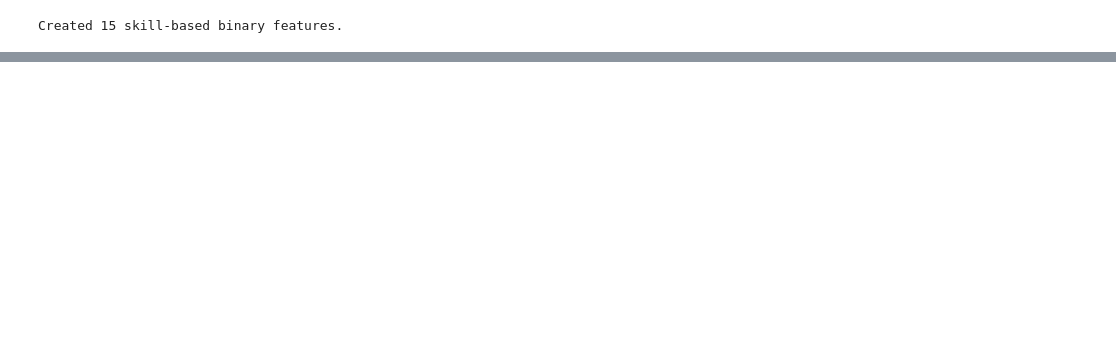
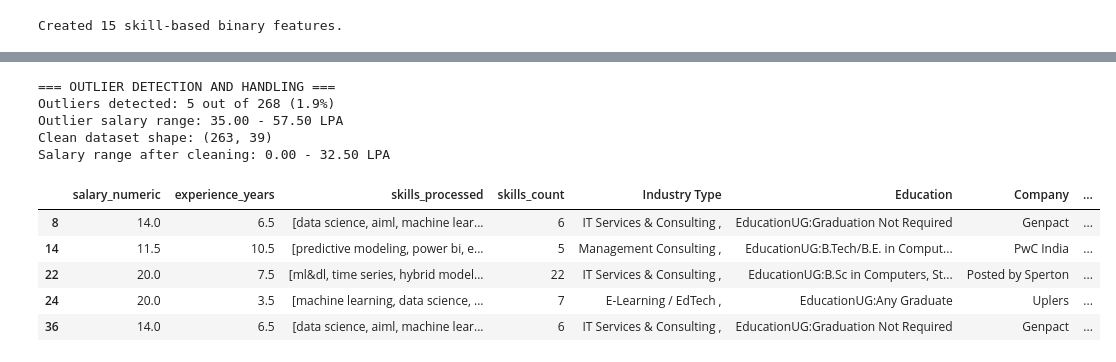
Before and after one commit to 2004harshit/job_trend_predictor, a Jupyter notebook: core_ml/notebooks/job_trend_predictor.ipynb, the cells around one changed output, grey strips where cells are left out. Cells and saved outputs as stored; diff of their text form; code cells hidden in the pictures; blank space fills up the shorter version.

```diff
--- a/core_ml/notebooks/job_trend_predictor.ipynb
+++ b/core_ml/notebooks/job_trend_predictor.ipynb
@@ -511,5 +548,5 @@ df.head()
 # %%
-# Create skill category features
+# 4.2 Create skill category features
 programming_skills = ['python', 'java', 'r', 'sql', 'javascript', 'c++', 'scala']
 ml_skills = ['machine learning', 'deep learning', 'tensorflow', 'pytorch', 'keras', 'scikit-learn', 'xgboost']
 data_skills = ['data analysis', 'data science', 'statistics', 'data visualization', 'tableau', 'power bi']
@@ -520,23 +557,23 @@ def count_skill_category(job_skills, category_skills):
         return 0
     return sum(1 for skill in job_skills if skill in category_skills)
 
-df['programming_skills_count'] = df['skills_processed'].apply(
+new_df['programming_skills_count'] = df['skills_processed'].apply(
     lambda x: count_skill_category(x, programming_skills)
 )
-df['ml_skills_count'] = df['skills_processed'].apply(
+new_df['ml_skills_count'] = df['skills_processed'].apply(
     lambda x: count_skill_category(x, ml_skills)
 )
-df['data_skills_count'] = df['skills_processed'].apply(
+new_df['data_skills_count'] = df['skills_processed'].apply(
     lambda x: count_skill_category(x, data_skills)
 )
-df['cloud_skills_count'] = df['skills_processed'].apply(
+new_df['cloud_skills_count'] = df['skills_processed'].apply(
     lambda x: count_skill_category(x, cloud_skills)
 )
 
 print("Created skill category count features:")
-print(f"Programming skills: {df['programming_skills_count'].mean():.2f} average per job")
-print(f"ML skills: {df['ml_skills_count'].mean():.2f} average per job")
-print(f"Data skills: {df['data_skills_count'].mean():.2f} average per job")
-print(f"Cloud skills: {df['cloud_skills_count'].mean():.2f} average per job")
+print(f"Programming skills: {new_df['programming_skills_count'].mean():.2f} average per job")
+print(f"ML skills: {new_df['ml_skills_count'].mean():.2f} average per job")
+print(f"Data skills: {new_df['data_skills_count'].mean():.2f} average per job")
+print(f"Cloud skills: {new_df['cloud_skills_count'].mean():.2f} average per job")
 # %% [output]
 Created skill category count features:
@@ -556,8 +584,11 @@ df.head()
 # %%
-# Create company size and industry features
+# 4.3 Create company size and industry features
 # Group companies by frequency (proxy for company size)
-company_counts = df['Company'].value_counts()
-df['company_size'] = df['Company'].map(company_counts).fillna(1)
+
+new_df['Company'] = df['Company']
+new_df['Education'] = df['Education']
+company_counts = new_df['Company'].value_counts()
+new_df['company_size'] = new_df['Company'].map(company_counts).fillna(1)
 
 # Categorize company size
 def categorize_company_size(size):
@@ -568,9 +599,9 @@ def categorize_company_size(size):
     else:
         return 'Large'
 
-df['company_size_category'] = df['company_size'].apply(categorize_company_size)
+new_df['company_size_category'] = new_df['company_size'].apply(categorize_company_size)
 
-# Create education level encoding
+#4.4  Create education level encoding
 def encode_education(edu):
     edu_lower = str(edu).lower()
     if 'pg:' in edu_lower or 'postgraduate' in edu_lower:
@@ -580,10 +611,10 @@ def encode_education(edu):
     else:
         return 'Other'
 
-df['education_level'] = df['Education'].apply(encode_education)
+new_df['education_level'] = new_df['Education'].apply(encode_education)
 
 print("Created company and education features:")
-print(f"Company size categories: {df['company_size_category'].value_counts().to_dict()}")
-print(f"Education levels: {df['education_level'].value_counts().to_dict()}")
+print(f"Company size categories: {new_df['company_size_category'].value_counts().to_dict()}")
+print(f"Education levels: {new_df['education_level'].value_counts().to_dict()}")
 # %% [output]
 Created company and education features:
@@ -1032,0 +691,42 @@ Total unique skills: 2918
+# %%
+# 2. Outlier Detection and Handling
+print("\n=== OUTLIER DETECTION AND HANDLING ===")
+
+# Detect outliers using IQR method
+Q1 =new_df['salary_numeric'].quantile(0.25)
+Q3 =new_df['salary_numeric'].quantile(0.75)
+IQR = Q3 - Q1
+lower_bound = Q1 - 1.5 * IQR
+upper_bound = Q3 + 1.5 * IQR
+
+outliers =new_df[
+    (new_df['salary_numeric'] < lower_bound) |
+    (new_df['salary_numeric'] > upper_bound)
+]
+
+print(f"Outliers detected: {len(outliers)} out of {len(new_df)} ({len(outliers)/len(new_df)*100:.1f}%)")
+print(f"Outlier salary range: {outliers['salary_numeric'].min():.2f} - {outliers['salary_numeric'].max():.2f} LPA")
+
+# Remove outliers for better model performance
+salary_data_clean =new_df[
+    (new_df['salary_numeric'] >= lower_bound) &
+    (new_df['salary_numeric'] <= upper_bound)
+].copy()
+
+print(f"Clean dataset shape: {salary_data_clean.shape}")
+print(f"Salary range after cleaning: {salary_data_clean['salary_numeric'].min():.2f} - {salary_data_clean['salary_numeric'].max():.2f} LPA")
+# %% [output]
+=== OUTLIER DETECTION AND HANDLING ===
+Outliers detected: 5 out of 268 (1.9%)
+Outlier salary range: 35.00 - 57.50 LPA
+Clean dataset shape: (263, 39)
+Salary range after cleaning: 0.00 - 32.50 LPA
+# %%
+new_df.head()
+# %% [output]
+|  | salary_numeric | experience_years | skills_processed | skills_count | Industry Type | Education | Company | ... |
+| 8 | 14.0 | 6.5 | [data science, aiml, machine lear... | 6 | IT Services & Consulting , | EducationUG:Graduation Not Required | Genpact | ... |
+| 14 | 11.5 | 10.5 | [predictive modeling, power bi, e... | 5 | Management Consulting , | EducationUG:B.Tech/B.E. in Comput... | PwC India | ... |
+| 22 | 20.0 | 7.5 | [ml&dl, time series, hybrid model... | 22 | IT Services & Consulting , | EducationUG:B.Sc in Computers, St... | Posted by Sperton | ... |
+| 24 | 20.0 | 3.5 | [machine learning, data science, ... | 7 | E-Learning / EdTech , | EducationUG:Any Graduate | Uplers | ... |
+| 36 | 14.0 | 6.5 | [data science, aiml, machine lear... | 6 | IT Services & Consulting , | EducationUG:Graduation Not Required | Genpact | ... |
```
Also changed, not shown: parts of 47 cells of this notebook, 15 other files.
